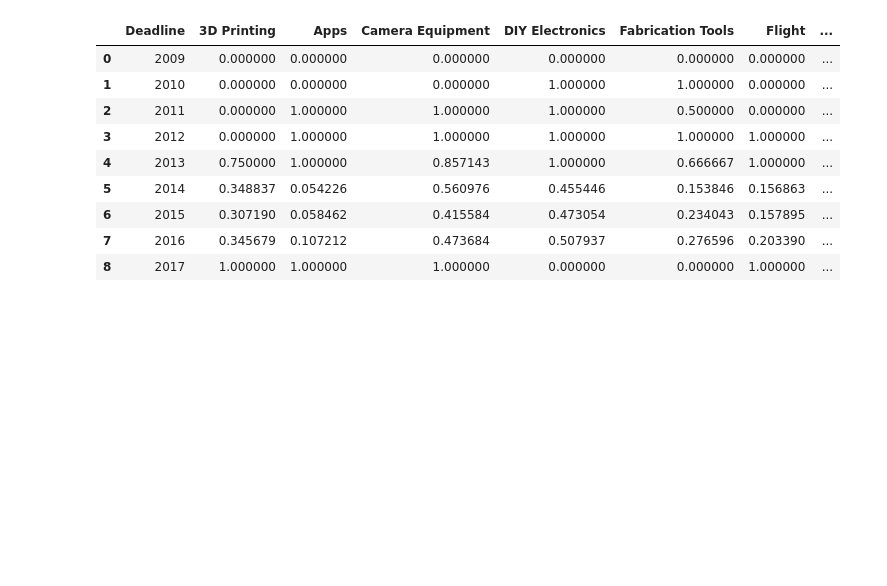
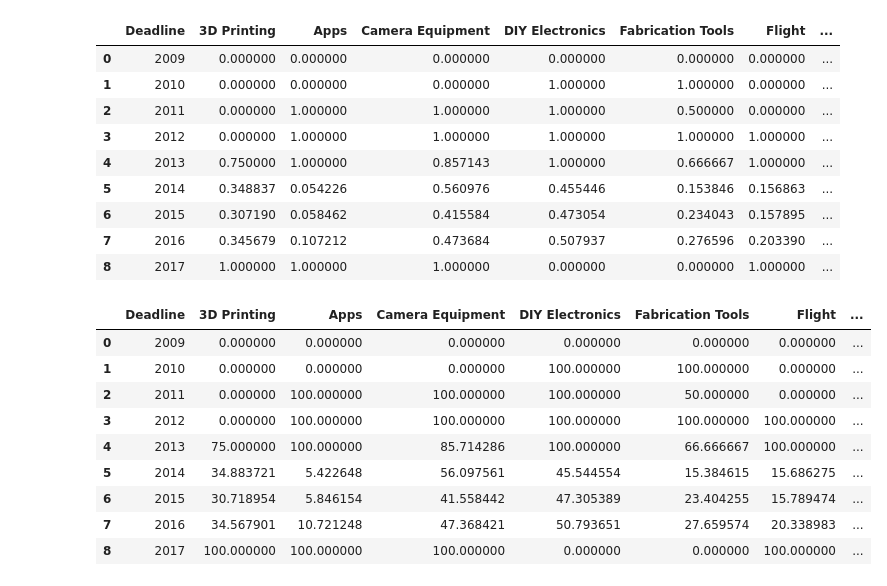
Before and after one commit to Nadil-K/Data-Visualization-and-Dashboarding-Lab, a Jupyter notebook: Lab-Nadil.ipynb, the cells around one changed output. Cells and saved outputs as stored; diff of their text form; code cells hidden in the pictures; blank space fills up the shorter version.

```diff
--- a/Lab-Nadil.ipynb
+++ b/Lab-Nadil.ipynb
@@ -194,6 +194,22 @@ dfpivot2
 | 6 | 2015 | 0.307190 | 0.058462 | 0.415584 | 0.473054 | 0.234043 | 0.157895 | ... |
 | 7 | 2016 | 0.345679 | 0.107212 | 0.473684 | 0.507937 | 0.276596 | 0.203390 | ... |
 | 8 | 2017 | 1.000000 | 1.000000 | 1.000000 | 0.000000 | 0.000000 | 1.000000 | ... |
+# %%
+# multiply the whole dataframe except the first column by 100 to get the success rates in percentage
+
+dfpivot2[dfpivot2.columns[1:]] = dfpivot2[dfpivot2.columns[1:]] * 100
+dfpivot2
+# %% [output]
+|  | Deadline | 3D Printing | Apps | Camera Equipment | DIY Electronics | Fabrication Tools | Flight | ... |
+| 0 | 2009 | 0.000000 | 0.000000 | 0.000000 | 0.000000 | 0.000000 | 0.000000 | ... |
+| 1 | 2010 | 0.000000 | 0.000000 | 0.000000 | 100.000000 | 100.000000 | 0.000000 | ... |
+| 2 | 2011 | 0.000000 | 100.000000 | 100.000000 | 100.000000 | 50.000000 | 0.000000 | ... |
+| 3 | 2012 | 0.000000 | 100.000000 | 100.000000 | 100.000000 | 100.000000 | 100.000000 | ... |
+| 4 | 2013 | 75.000000 | 100.000000 | 85.714286 | 100.000000 | 66.666667 | 100.000000 | ... |
+| 5 | 2014 | 34.883721 | 5.422648 | 56.097561 | 45.544554 | 15.384615 | 15.686275 | ... |
+| 6 | 2015 | 30.718954 | 5.846154 | 41.558442 | 47.305389 | 23.404255 | 15.789474 | ... |
+| 7 | 2016 | 34.567901 | 10.721248 | 47.368421 | 50.793651 | 27.659574 | 20.338983 | ... |
+| 8 | 2017 | 100.000000 | 100.000000 | 100.000000 | 0.000000 | 0.000000 | 100.000000 | ... |
 # %%
 ax = dfpivot2.plot(kind='bar', width=2.0 - 1.2, figsize=(20,10))
 ax.set_xlabel('Year')
```
Also changed, not shown: parts of 3 cells of this notebook.
